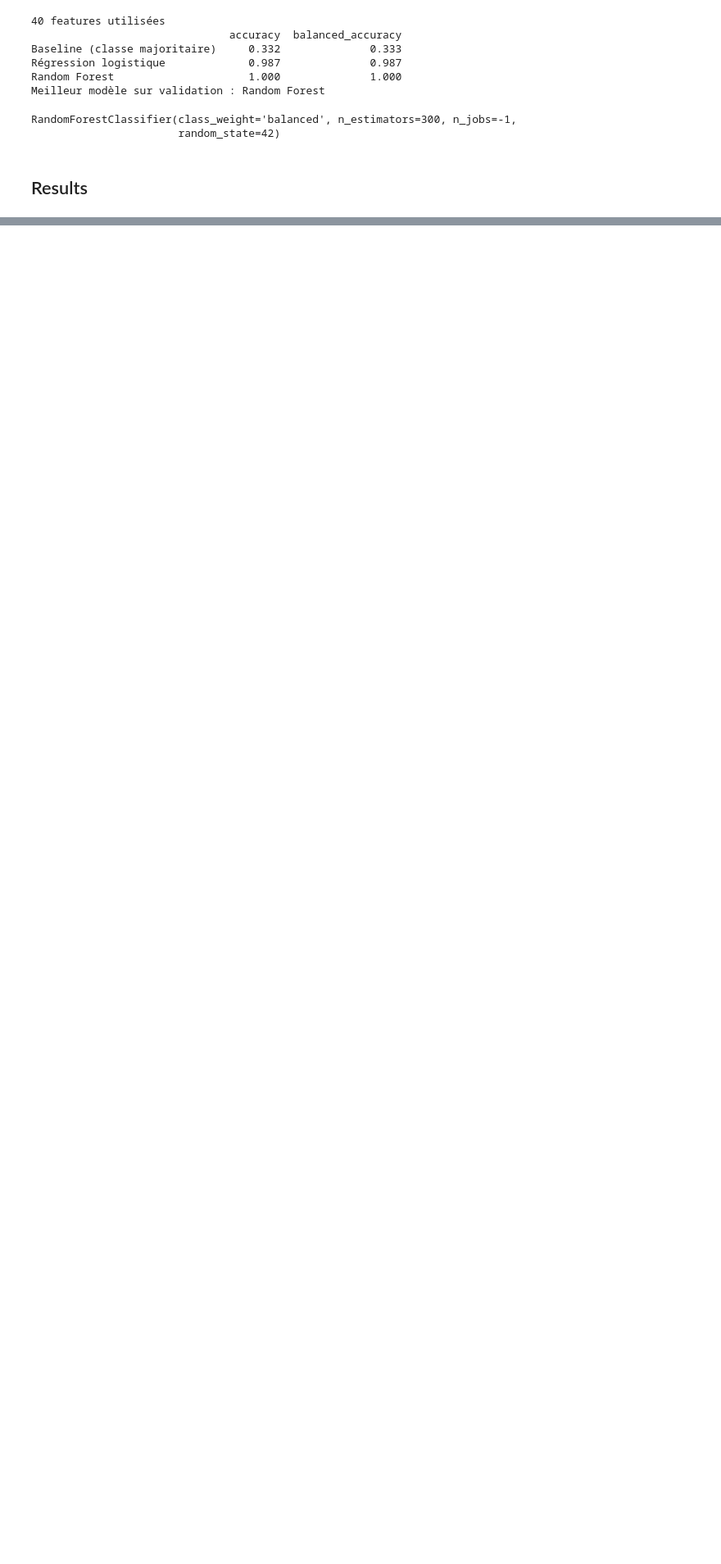
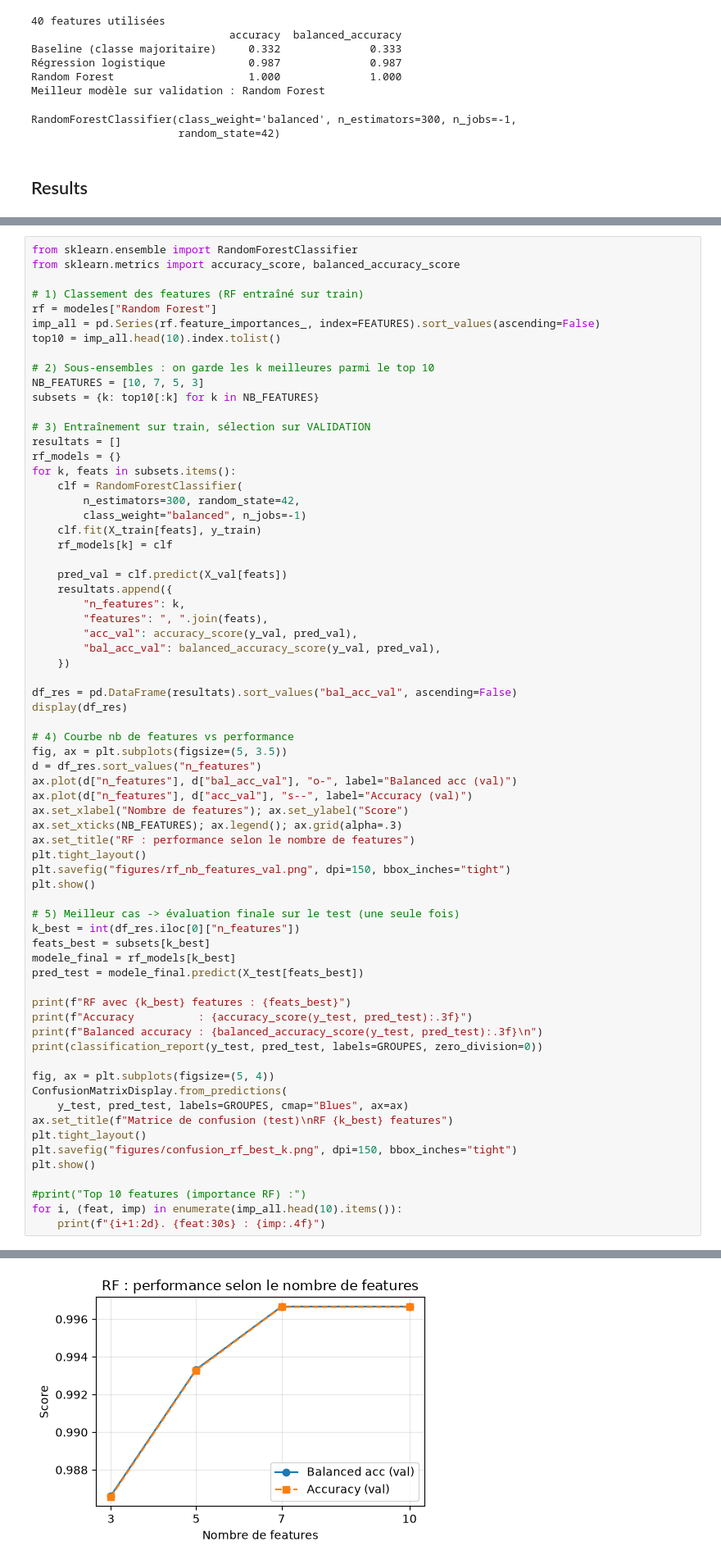
Before and after one commit to JoelSin-student/Computer-Vision-IEAP-project, a Jupyter notebook: src/colorimetry.ipynb, the cells around one changed output, grey strips where cells are left out. Shown at 82% size. Cells and saved outputs as stored; diff of their text form; blank space fills up the shorter version.

Commit message:
Add colorimetry optimizer model file

```diff
--- a/src/colorimetry.ipynb
+++ b/src/colorimetry.ipynb
@@ -431,3 +431,72 @@ Balanced accuracy : 1.000
 weighted avg       1.00      1.00      1.00       296
 [figure]
 [figure]
+# %%
+from sklearn.ensemble import RandomForestClassifier
+from sklearn.metrics import accuracy_score, balanced_accuracy_score
+
+# 1) Classement des features (RF entraîné sur train)
+rf = modeles["Random Forest"]
+imp_all = pd.Series(rf.feature_importances_, index=FEATURES).sort_values(ascending=False)
+top10 = imp_all.head(10).index.tolist()
+
+# 2) Sous-ensembles : on garde les k meilleures parmi le top 10
+NB_FEATURES = [10, 7, 5, 3]
+subsets = {k: top10[:k] for k in NB_FEATURES}
+
+# 3) Entraînement sur train, sélection sur VALIDATION
+resultats = []
+rf_models = {}
+for k, feats in subsets.items():
+    clf = RandomForestClassifier(
+        n_estimators=300, random_state=42,
+        class_weight="balanced", n_jobs=-1)
+    clf.fit(X_train[feats], y_train)
+    rf_models[k] = clf
+
+    pred_val = clf.predict(X_val[feats])
+    resultats.append({
+        "n_features": k,
+        "features": ", ".join(feats),
+        "acc_val": accuracy_score(y_val, pred_val),
+        "bal_acc_val": balanced_accuracy_score(y_val, pred_val),
+    })
+
+df_res = pd.DataFrame(resultats).sort_values("bal_acc_val", ascending=False)
+display(df_res)
+
+# 4) Courbe nb de features vs performance
+fig, ax = plt.subplots(figsize=(5, 3.5))
+d = df_res.sort_values("n_features")
+ax.plot(d["n_features"], d["bal_acc_val"], "o-", label="Balanced acc (val)")
+ax.plot(d["n_features"], d["acc_val"], "s--", label="Accuracy (val)")
+ax.set_xlabel("Nombre de features"); ax.set_ylabel("Score")
+ax.set_xticks(NB_FEATURES); ax.legend(); ax.grid(alpha=.3)
+ax.set_title("RF : performance selon le nombre de features")
+plt.tight_layout()
+plt.savefig("figures/rf_nb_features_val.png", dpi=150, bbox_inches="tight")
+plt.show()
+
+# 5) Meilleur cas -> évaluation finale sur le test (une seule fois)
+k_best = int(df_res.iloc[0]["n_features"])
+feats_best = subsets[k_best]
+modele_final = rf_models[k_best]
+pred_test = modele_final.predict(X_test[feats_best])
+
+print(f"RF avec {k_best} features : {feats_best}")
+print(f"Accuracy          : {accuracy_score(y_test, pred_test):.3f}")
+print(f"Balanced accuracy : {balanced_accuracy_score(y_test, pred_test):.3f}\n")
+print(classification_report(y_test, pred_test, labels=GROUPES, zero_division=0))
+
+fig, ax = plt.subplots(figsize=(5, 4))
+ConfusionMatrixDisplay.from_predictions(
+    y_test, pred_test, labels=GROUPES, cmap="Blues", ax=ax)
+ax.set_title(f"Matrice de confusion (test)\nRF {k_best} features")
+plt.tight_layout()
+plt.savefig("figures/confusion_rf_best_k.png", dpi=150, bbox_inches="tight")
+plt.show()
+
+#print("Top 10 features (importance RF) :")
+for i, (feat, imp) in enumerate(imp_all.head(10).items()):
+    print(f"{i+1:2d}. {feat:30s} : {imp:.4f}")
+# %% [output]
@@ -433,0 +508 @@ weighted avg       1.00      1.00      1.00       296
+[figure, added]
```
Also changed, not shown: parts of 1 cell of this notebook, 1 other file.
